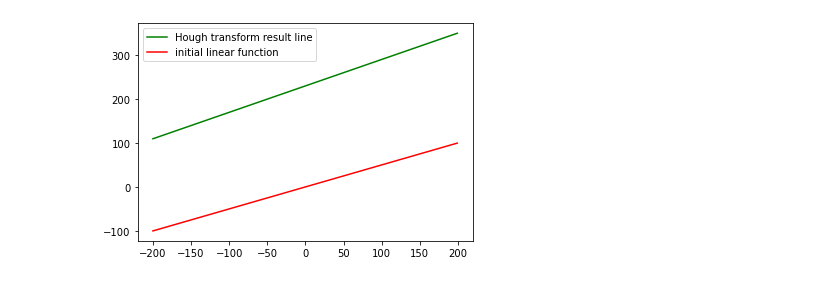
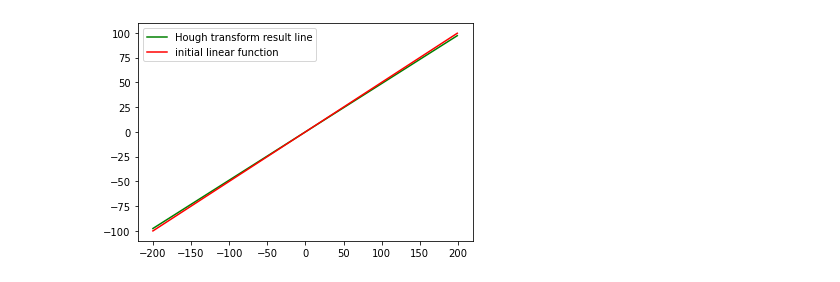
Before and after one commit to razrez/robotics, a Jupyter notebook: hw4/hw4.ipynb, the cells around one changed output. Drawn from its saved outputs; the diff is of its cells as text; code cells hidden in the pictures.

```diff
--- a/hw4/hw4.ipynb
+++ b/hw4/hw4.ipynb
@@ -135,10 +135,10 @@ rho=196.73, theta=59
 # %%
 #let's compare initial line and Hough transformed result
-yHough = math.cos(theta) * x / math.sin(theta) + rho / math.sin(theta)
+yHough = math.cos(theta) * x / math.sin(theta) #+ rho / math.sin(theta) - считывал с фото, а на нем нет системы координат
 plt.plot(x, yHough, 'g', label='Hough transform result line')
 plt.plot(x, y, 'r', label='initial linear function')
 
 plt.legend()
 plt.show()
 # %% [output]
-[figure, old version]
+[figure, new version]
```
Also changed, not shown: parts of 5 cells of this notebook, 1 other file.
